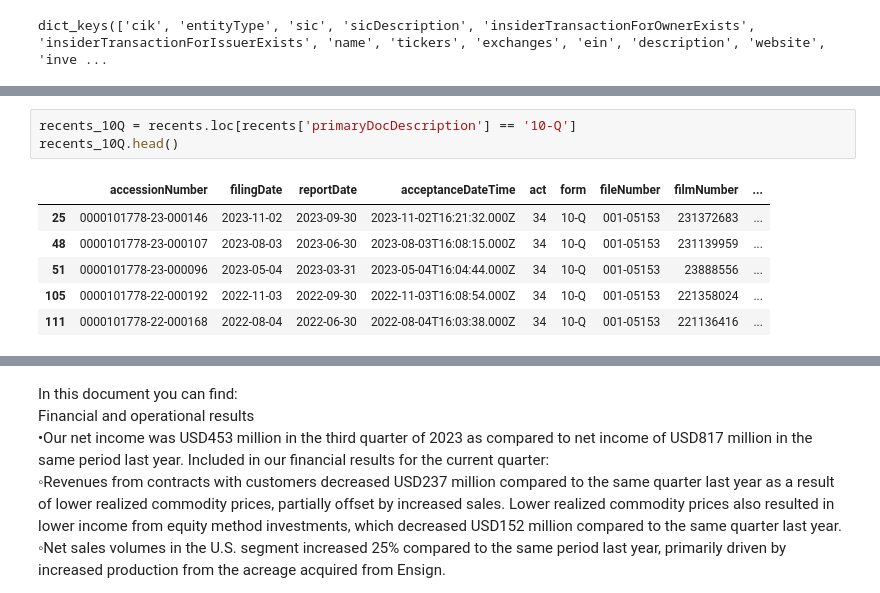
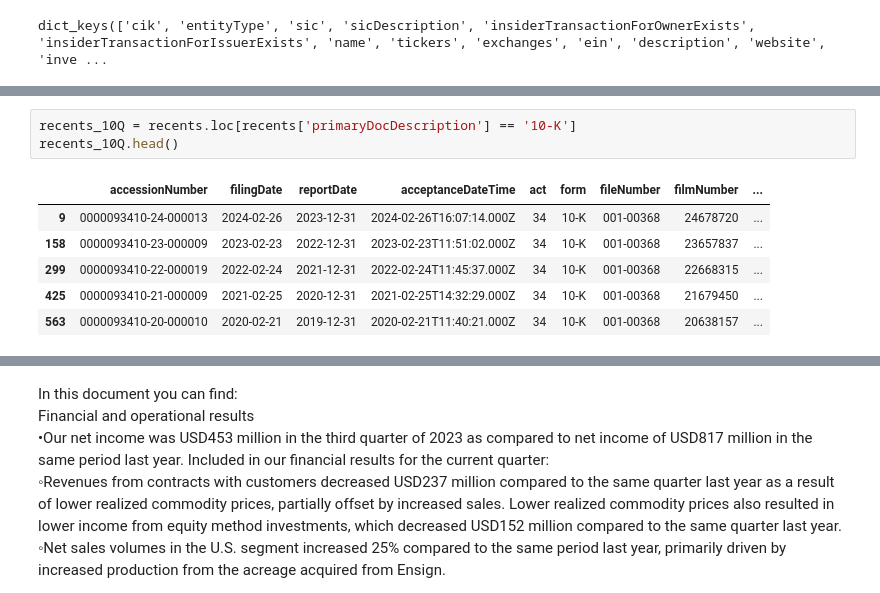
Before and after one commit to ralfcam/wqu_capstone, a Jupyter notebook: notebooks/SEC_Example.ipynb, the cells around one changed output, grey strips where cells are left out. Cells and saved outputs as stored; diff of their text form.

```diff
--- a/notebooks/SEC_Example.ipynb
+++ b/notebooks/SEC_Example.ipynb
@@ -38,10 +52,10 @@ recents.head()
 # %%
-recents_10Q = recents.loc[recents['primaryDocDescription'] == '10-Q']
+recents_10Q = recents.loc[recents['primaryDocDescription'] == '10-K']
 recents_10Q.head()
 # %% [output]
 |  | accessionNumber | filingDate | reportDate | acceptanceDateTime | act | form | fileNumber | filmNumber | ... |
-| 25 | 0000101778-23-000146 | 2023-11-02 | 2023-09-30 | 2023-11-02T16:21:32.000Z | 34 | 10-Q | 001-05153 | 231372683 | ... |
-| 48 | 0000101778-23-000107 | 2023-08-03 | 2023-06-30 | 2023-08-03T16:08:15.000Z | 34 | 10-Q | 001-05153 | 231139959 | ... |
-| 51 | 0000101778-23-000096 | 2023-05-04 | 2023-03-31 | 2023-05-04T16:04:44.000Z | 34 | 10-Q | 001-05153 | 23888556 | ... |
-| 105 | 0000101778-22-000192 | 2022-11-03 | 2022-09-30 | 2022-11-03T16:08:54.000Z | 34 | 10-Q | 001-05153 | 221358024 | ... |
-| 111 | 0000101778-22-000168 | 2022-08-04 | 2022-06-30 | 2022-08-04T16:03:38.000Z | 34 | 10-Q | 001-05153 | 221136416 | ... |
+| 9 | 0000093410-24-000013 | 2024-02-26 | 2023-12-31 | 2024-02-26T16:07:14.000Z | 34 | 10-K | 001-00368 | 24678720 | ... |
+| 158 | 0000093410-23-000009 | 2023-02-23 | 2022-12-31 | 2023-02-23T11:51:02.000Z | 34 | 10-K | 001-00368 | 23657837 | ... |
+| 299 | 0000093410-22-000019 | 2022-02-24 | 2021-12-31 | 2022-02-24T11:45:37.000Z | 34 | 10-K | 001-00368 | 22668315 | ... |
+| 425 | 0000093410-21-000009 | 2021-02-25 | 2020-12-31 | 2021-02-25T14:32:29.000Z | 34 | 10-K | 001-00368 | 21679450 | ... |
+| 563 | 0000093410-20-000010 | 2020-02-21 | 2019-12-31 | 2020-02-21T11:40:21.000Z | 34 | 10-K | 001-00368 | 20638157 | ... |
```
Also changed, not shown: parts of 9 cells of this notebook, 1 other file.
